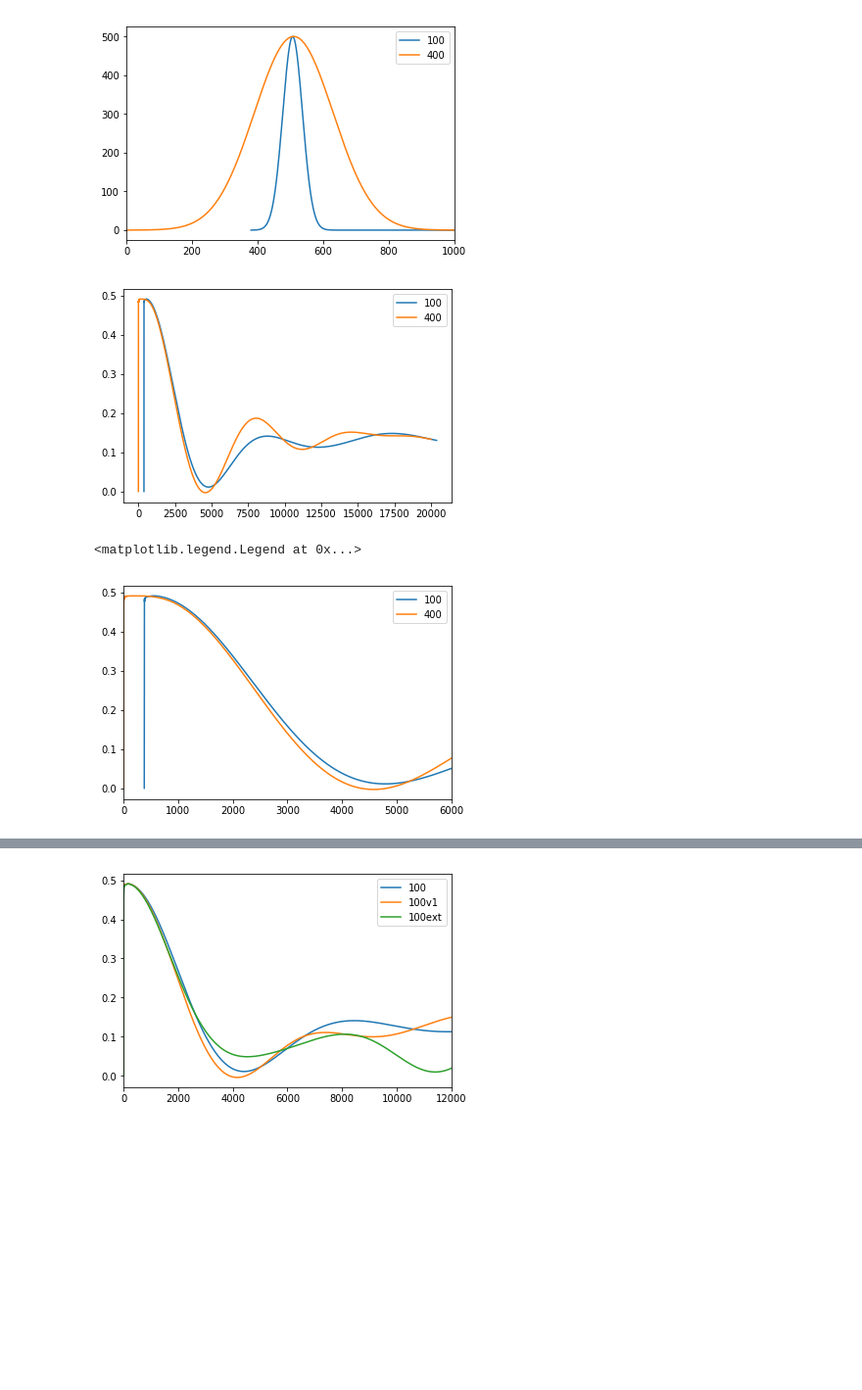
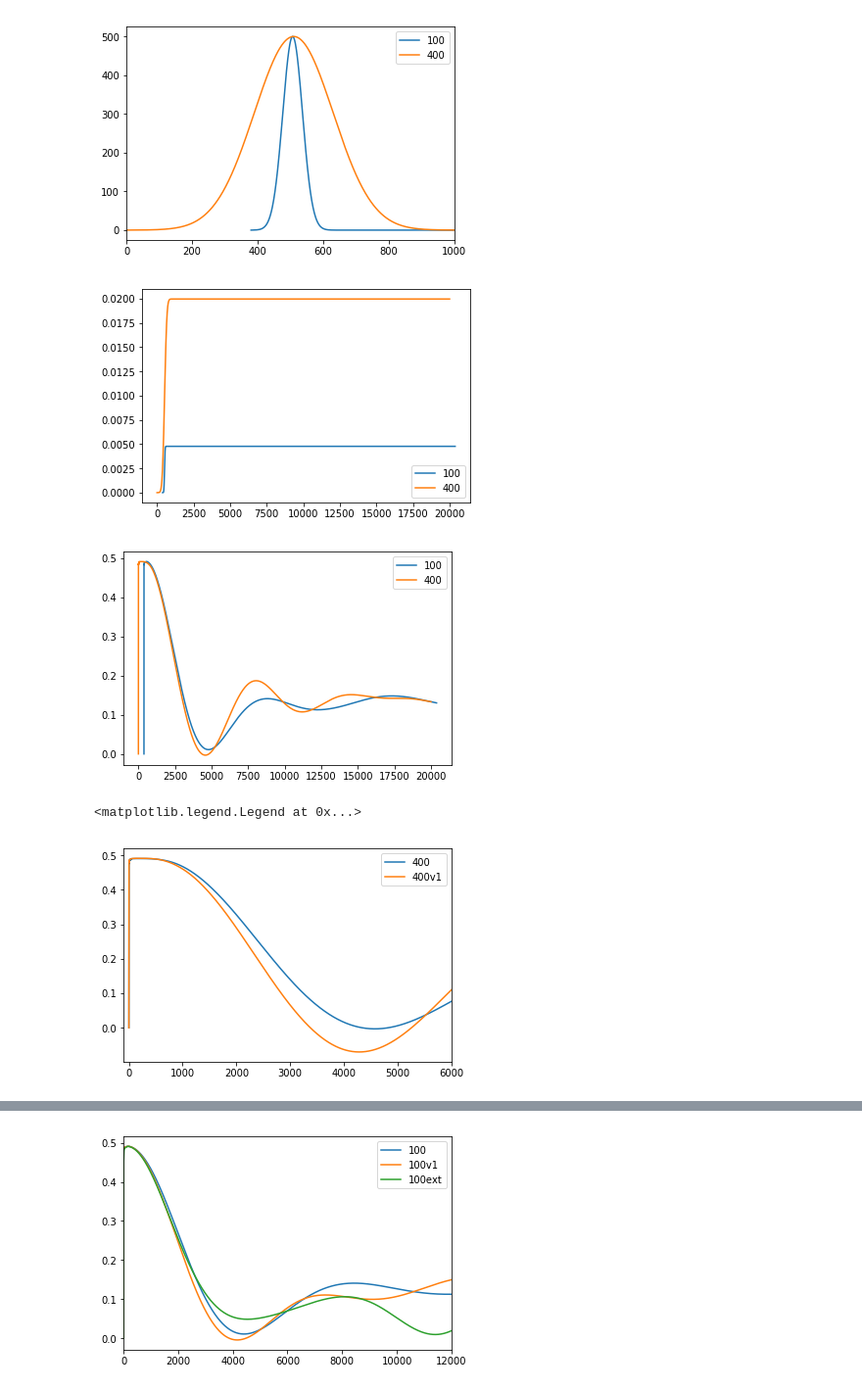
Before and after one commit to marcodalessandro76/Generation-and-decay-of-the-degree-of-spin-polarization-in-GaAs, a Jupyter notebook: ANALYSIS_Pulse_width.ipynb, the cells around one changed output, grey strips where cells are left out. Shown at 98% size. Drawn from its saved outputs; the diff is of its cells as text; code cells hidden in the pictures; blank space fills up the shorter version.

```diff
--- a/ANALYSIS_Pulse_width.ipynb
+++ b/ANALYSIS_Pulse_width.ipynb
@@ -15,14 +15,22 @@ We consider the results of two different computation performed with pumps of wid
 The grid of k points is the same in the two computations.
 # %%
 path_nscf = 'NSCF/bnds_16-kpoints_200-sampling_random_close_Gamma.save/data-file-schema.xml'
+path_nscf_ext = 'NSCF/bnds_16-kpoints_200-sampling_random_close_Gamma_kspan0.07.save/data-file-schema.xml'
+path_nscf_red = 'NSCF/bnds_16-kpoints_100-sampling_random_close_Gamma_kspan0.03.save/data-file-schema.xml'
 
 path100 = 'RT_k200/FixSymm/dephase_0.002-freq_1.5-int_1000.0-simTime_20000/'
 path400 = 'RT_k200/FixSymm/dephase_0.002-freq_1.5-int_1000.0-simTime_20000-width_400/'
+path400_v1 = 'RT_k200_v1/FixSymm/dephase_0.002-freq_1.5-int_1000.0-simTime_10000-width_400/'
+path400red = 'RT_k100_kspan0.03/FixSymm/dephase_0.002-freq_1.5-int_1000.0-simTime_10000-width_400/'
 # %%
 qedata = P.PwParser(path_nscf)
+qedata_ext = P.PwParser(path_nscf_ext)
+qedata_red = P.PwParser(path_nscf_red)
 
 data100 = P.YamboParser.from_path(path100)
 data400 = P.YamboParser.from_path(path400)
+data400v1 = P.YamboParser.from_path(path400_v1)
+data400red = P.YamboParser.from_path(path400red)
 
 field100 = data100['external_field']
 carriers100 = data100['carriers']
@@ -31,5 +39,13 @@ spin100 = data100['spin_magnetization']
 field400 = data400['external_field']
 carriers400 = data400['carriers']
 spin400 = data400['spin_magnetization']
+
+field400v1 = data400v1['external_field']
+carriers400v1 = data400v1['carriers']
+spin400v1 = data400v1['spin_magnetization']
+
+field400red = data400red['external_field']
+carriers400red = data400red['carriers']
+spin400red = data400red['spin_magnetization']
 # %% [output]
 Parse file : NSCF/bnds_16-kpoints_200-sampling_random_close_Gamma.save/data-file-schema.xml
@@ -51,18 +70,28 @@ plt.legend()
 <matplotlib.legend.Legend at 0x...>
 [figure]
 # %%
-plt.plot(spin100['time']+time_shift,spin100['Mc_z'],label=100)
-plt.plot(spin400['time'],spin400['Mc_z'],label=400)
+plt.plot(carriers100['time']+time_shift,carriers100['dne'],label=100)
+plt.plot(carriers400['time'],carriers400['dne'],label=400)
+#plt.plot(carriers400red['time'],carriers400red['dne'],label='400red')
 plt.legend()
 plt.show()
 
 plt.plot(spin100['time']+time_shift,spin100['Mc_z'],label=100)
 plt.plot(spin400['time'],spin400['Mc_z'],label=400)
-plt.xlim(0,6000)
+#plt.plot(spin400red['time'],spin400red['Mc_z'],label='400red')
 plt.legend()
+plt.show()
+
+#plt.plot(spin100['time']+time_shift,spin100['Mc_z'],label=100)
+plt.plot(spin400['time'],spin400['Mc_z'],label=400)
+plt.plot(spin400v1['time'],spin400v1['Mc_z'],label='400v1')
+#plt.plot(spin400red['time'],spin400red['Mc_z'],label='400red')
+plt.xlim(-100,6000)
+plt.legend()
 # %% [output]
-[figure, old version]
+[figure, new version]
+[figure, new version]
 <matplotlib.legend.Legend at 0x...>
-[figure, old version]
+[figure, added]
 # %% [markdown]
 Some comments:
```
Also changed, not shown: parts of 55 cells of this notebook, 2 other files.
